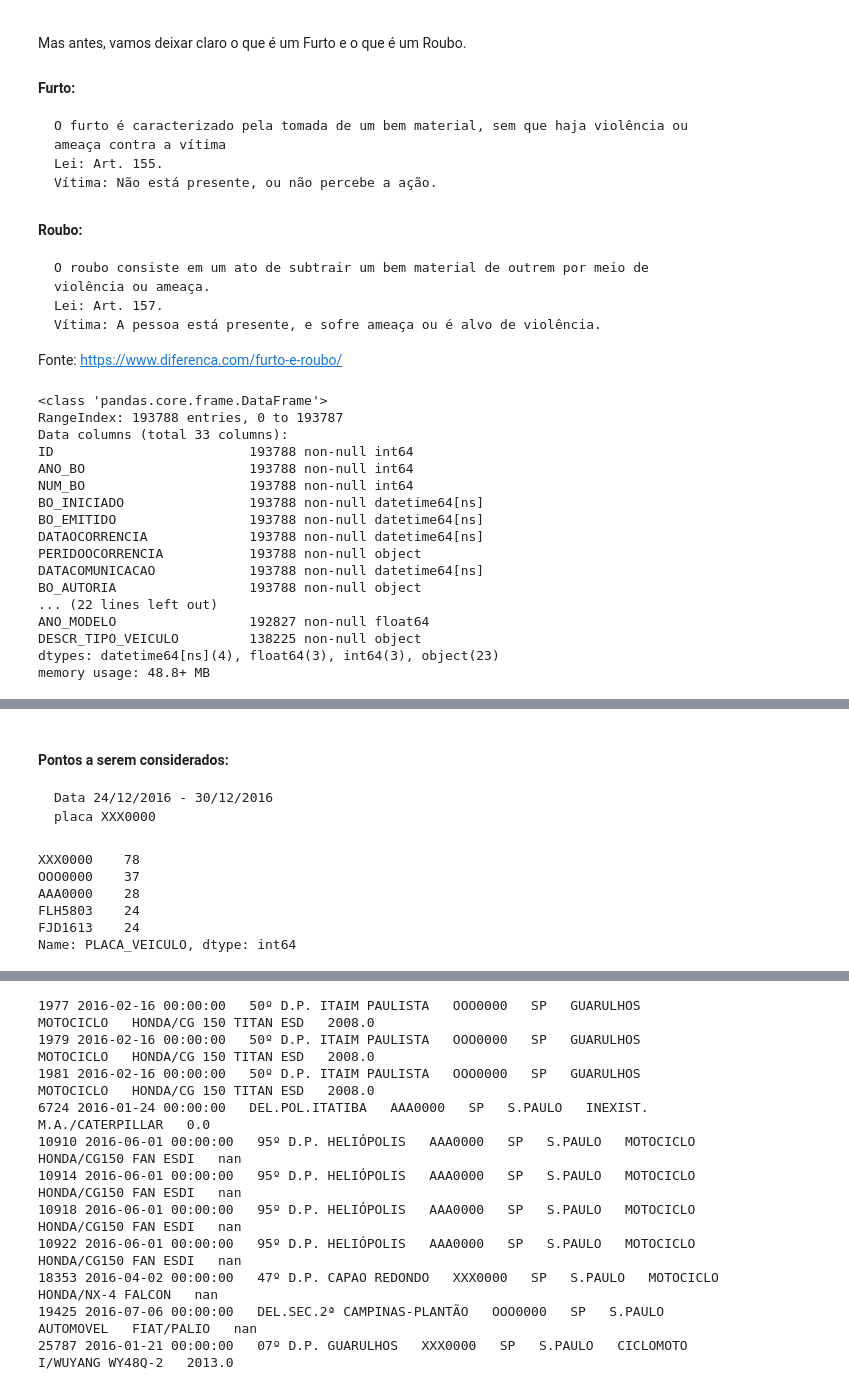
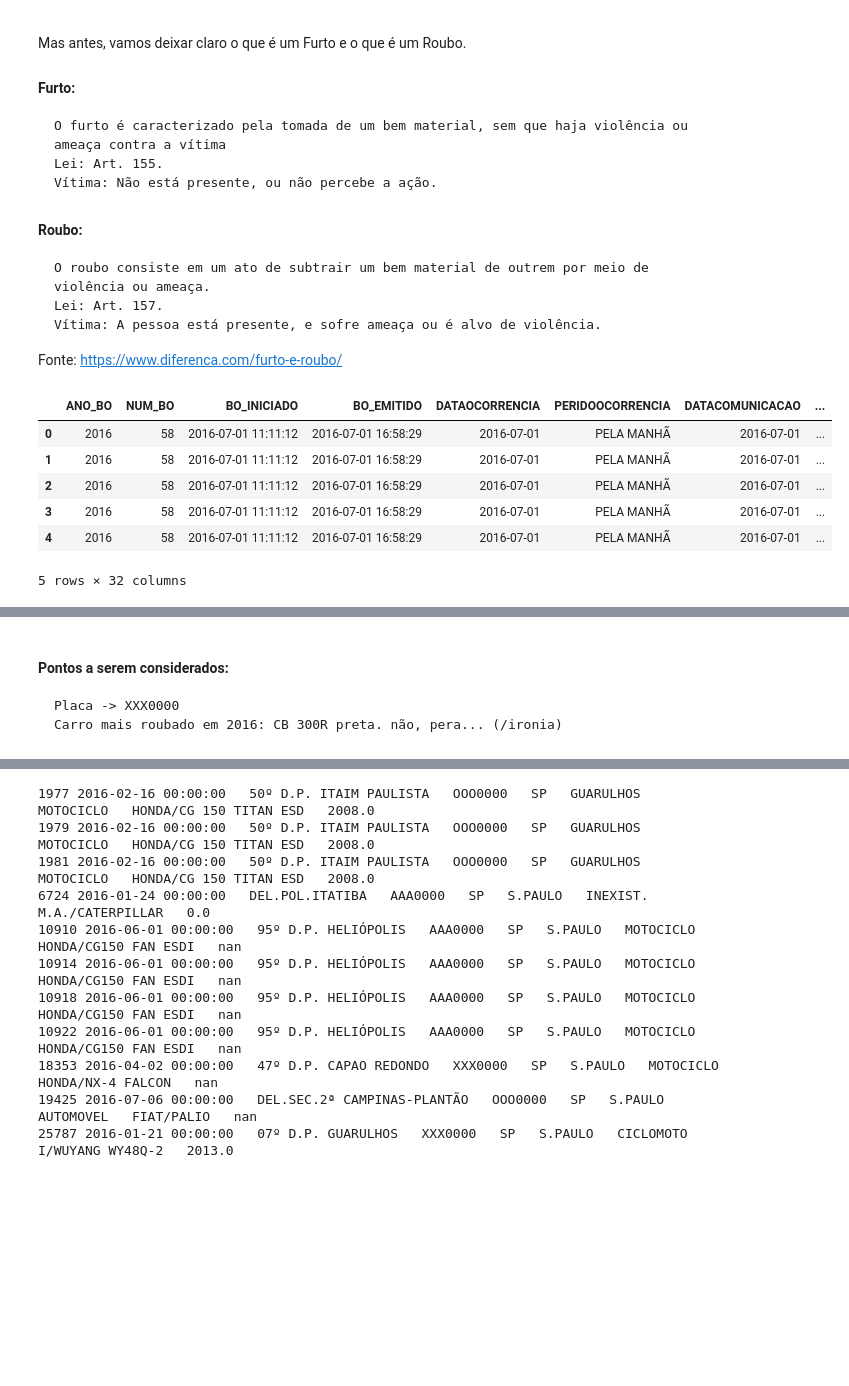
Before and after one commit to ramonrcn/Roubos-e-Furtos-2016-17, a Jupyter notebook: Roubos 2016-2017.ipynb, the cells around one changed output, grey strips where cells are left out. Saved outputs shown, nothing was run; the diff lists cells and outputs as text; code cells hidden in the pictures; blank space fills up the shorter version.

```diff
--- a/Roubos 2016-2017.ipynb
+++ b/Roubos 2016-2017.ipynb
@@ -48,22 +48,16 @@ import numpy as np
 # %%
 path = r'C:\Python\Data Science Projects\Roubos e Furtos Veículos\3 - Dados Consolidados\Roubos_2016.txt'
 Roubos2016 = pd.read_csv(path, engine='python', sep='\t', parse_dates=["BO_INICIADO", "BO_EMITIDO", "DATAOCORRENCIA", "DATACOMUNICACAO"])
-Roubos2016.info() #Exibe um panorama do arquivo importado
+
+#Retirando a coluna ID que utilizei para montar o consolidado dos roubos de 2016
+#A coluna DATAELABORACAO foi eliminada quando juntei todos os arquivos em um só, já de acordo com o padrão definido em Furtos
+Roubos2016.drop(['ID'], axis=1, inplace=True)
+Roubos2016.head(5)
 # %% [output]
+|  | ANO_BO | NUM_BO | BO_INICIADO | BO_EMITIDO | DATAOCORRENCIA | PERIDOOCORRENCIA | DATACOMUNICACAO | ... |
+| 0 | 2016 | 58 | 2016-07-01 11:11:12 | 2016-07-01 16:58:29 | 2016-07-01 | PELA MANHÃ | 2016-07-01 | ... |
+| 1 | 2016 | 58 | 2016-07-01 11:11:12 | 2016-07-01 16:58:29 | 2016-07-01 | PELA MANHÃ | 2016-07-01 | ... |
+| 2 | 2016 | 58 | 2016-07-01 11:11:12 | 2016-07-01 16:58:29 | 2016-07-01 | PELA MANHÃ | 2016-07-01 | ... |
+| 3 | 2016 | 58 | 2016-07-01 11:11:12 | 2016-07-01 16:58:29 | 2016-07-01 | PELA MANHÃ | 2016-07-01 | ... |
+| 4 | 2016 | 58 | 2016-07-01 11:11:12 | 2016-07-01 16:58:29 | 2016-07-01 | PELA MANHÃ | 2016-07-01 | ... |
-<class 'pandas.core.frame.DataFrame'>
-RangeIndex: 193788 entries, 0 to 193787
-Data columns (total 33 columns):
-ID                         193788 non-null int64
-ANO_BO                     193788 non-null int64
-NUM_BO                     193788 non-null int64
-BO_INICIADO                193788 non-null datetime64[ns]
-BO_EMITIDO                 193788 non-null datetime64[ns]
-DATAOCORRENCIA             193788 non-null datetime64[ns]
-PERIDOOCORRENCIA           193788 non-null object
-DATACOMUNICACAO            193788 non-null datetime64[ns]
-BO_AUTORIA                 193788 non-null object
-... (22 lines left out)
-ANO_MODELO                 192827 non-null float64
-DESCR_TIPO_VEICULO         138225 non-null object
-dtypes: datetime64[ns](4), float64(3), int64(3), object(23)
-memory usage: 48.8+ MB
+5 rows × 32 columns
@@ -79,16 +71,7 @@ Roubos2016.describe(include=['object'])
 | top | A NOITE | Desconhecida | Não | AVENIDA SAPOPEMBA | CENTRO | S.PAULO | SP | -24,015,896,895 | -464,621,344,129,999 | ... |
 | freq | 82357 | 149545 | 166235 | 771 | 4384 | 81459 | 173366 | 335 | 335 | ... |
 4 rows × 23 columns
-# %% [markdown]
-#### Pontos a serem considerados:
-    Data 24/12/2016 - 30/12/2016
-    placa XXX0000
-# %%
-Roubos2016['PLACA_VEICULO'].value_counts().head()
-# %% [output]
-XXX0000    78
-OOO0000    37
-AAA0000    28
-FLH5803    24
-FJD1613    24
-Name: PLACA_VEICULO, dtype: int64
+# %% [markdown]
+#### Pontos a serem considerados:
+    Placa -> XXX0000
+    Carro mais roubado em 2016: CB 300R preta. não, pera... (/ironia)
```
Also changed, not shown: parts of 46 cells of this notebook.
